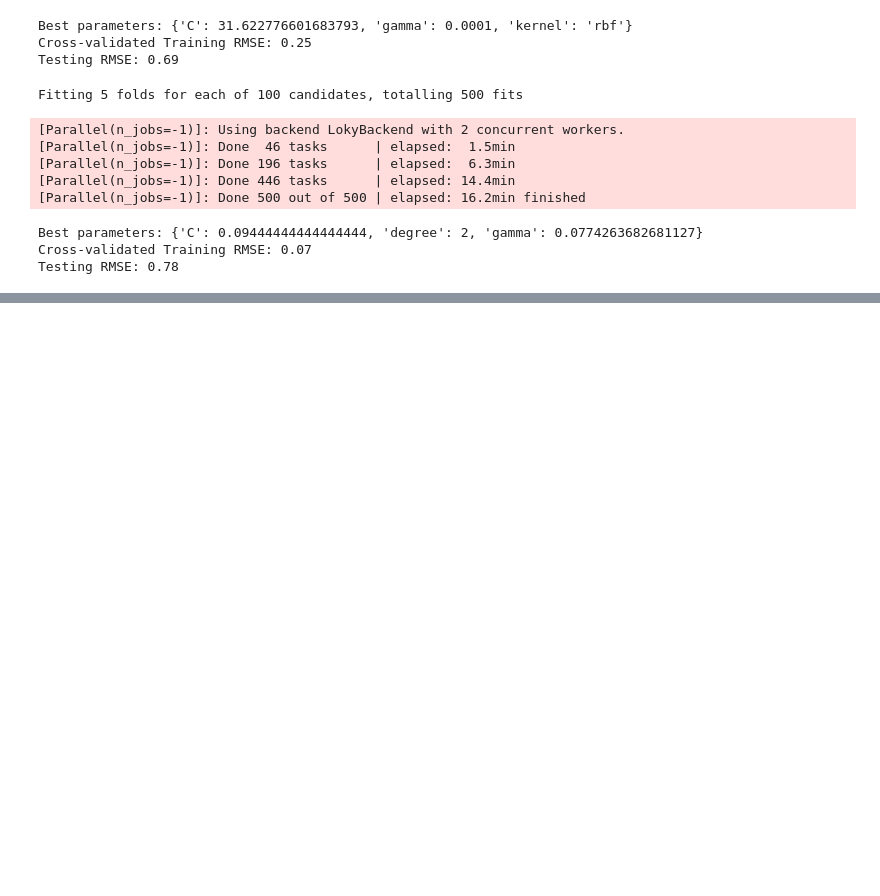
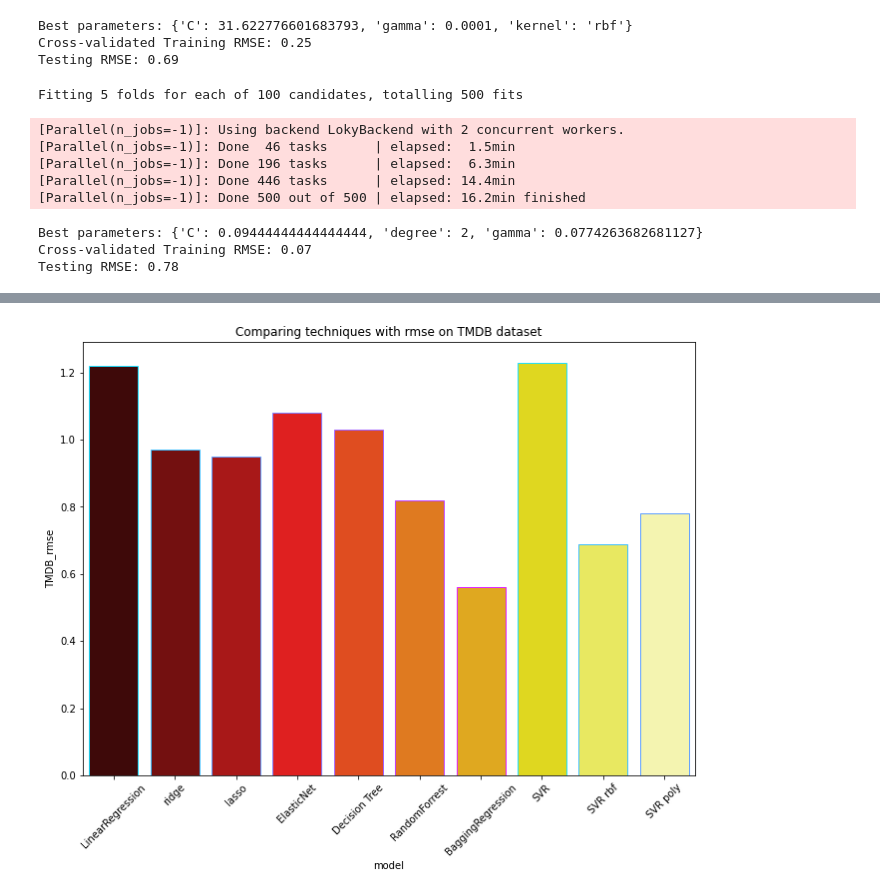
Before and after one commit to rezaul-h/Hybrid-Reccomender-System, a Jupyter notebook: TMDB_Reccomendation.ipynb, the cells around one changed output, grey strips where cells are left out. Drawn from its saved outputs; the diff is of its cells as text; code cells hidden in the pictures; blank space fills up the shorter version.

```diff
--- a/TMDB_Reccomendation.ipynb
+++ b/TMDB_Reccomendation.ipynb
@@ -715,13 +698,3 @@ print("Correlation Between Popularity And Profit : ",data_corr.loc['popularity',
 # %% [output]
 Correlation Between Popularity And Profit :  0.6042142501821917
 [figure]
-# %%
-fig, axes = plt.subplots(2,2,figsize = (16,6))
-fig.suptitle("Revenue Vs (Budget,Popularity,Vote Average,Runtime)",fontsize=14)
-#info.plot(x = ['revenue'],y = ['budget'],kind = "scatter",ax = axes[0][0])
-sns.regplot(x=movies_df['revenue'], y=movies_df['budget'],color='c',ax=axes[0][0])
-sns.regplot(x=movies_df['revenue'], y=movies_df['popularity'],color='c',ax=axes[0][1])
-sns.regplot(x=movies_df['revenue'], y=movies_df['vote_average'],color='c',ax=axes[1][0])
-sns.regplot(x=movies_df['revenue'], y=movies_df['runtime'],color='c',ax=axes[1][1])
-#axes.scatter(info['revenue'],info['vote_average'])
-sns.set_style("whitegrid")
@@ -1901,0 +1767,3 @@ Testing RMSE: 0.78
+# %%
+compare = pd.read_csv("/content/drive/MyDrive/Colab Notebooks/recommendation system/dataset/compare.csv")
+compare.head()
@@ -1901,0 +1777,8 @@ Testing RMSE: 0.78
+# %%
+plt.subplots(figsize=(11,8))
+sn.barplot(x="model", y="TMDB_rmse" ,data=compare,palette='hot',edgecolor=sn.color_palette('cool',7))
+plt.xticks(rotation=45)
+plt.title('Comparing techniques with rmse on TMDB dataset')
+plt.show()
+# %% [output]
+[figure, added]
```
Also changed, not shown: parts of 40 cells of this notebook, 4 other files.
